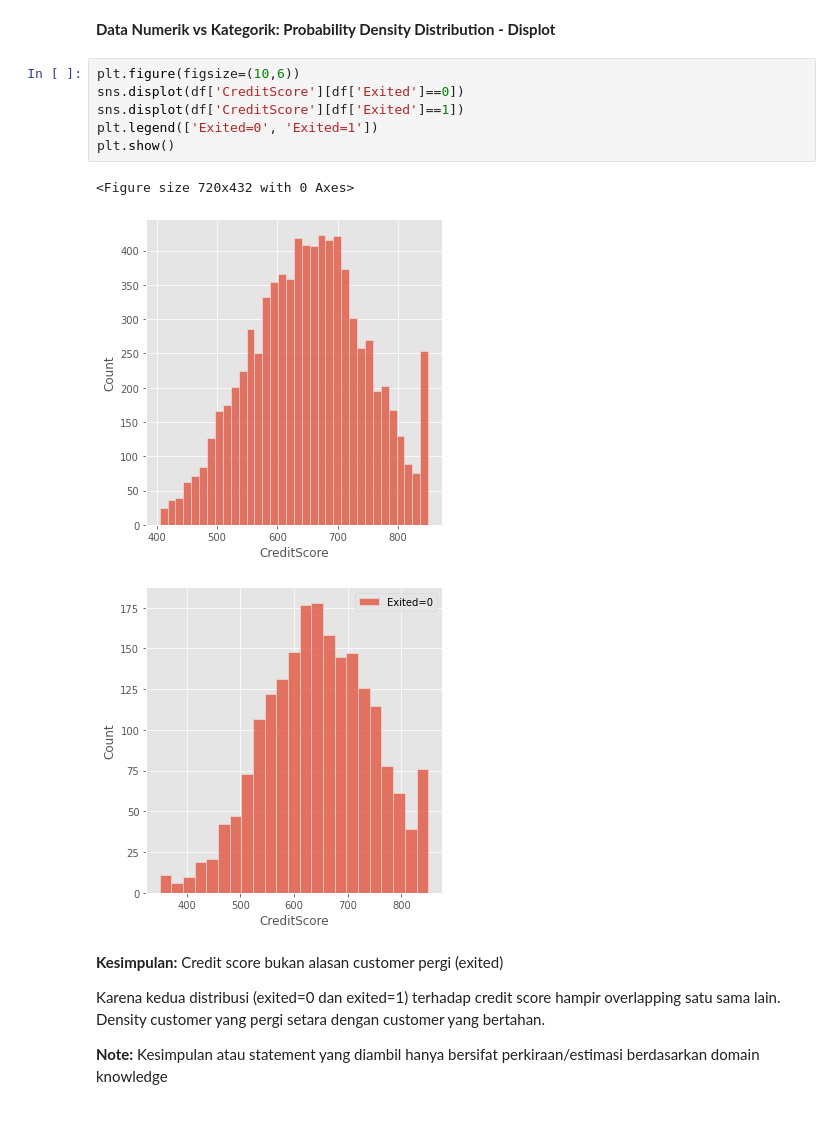
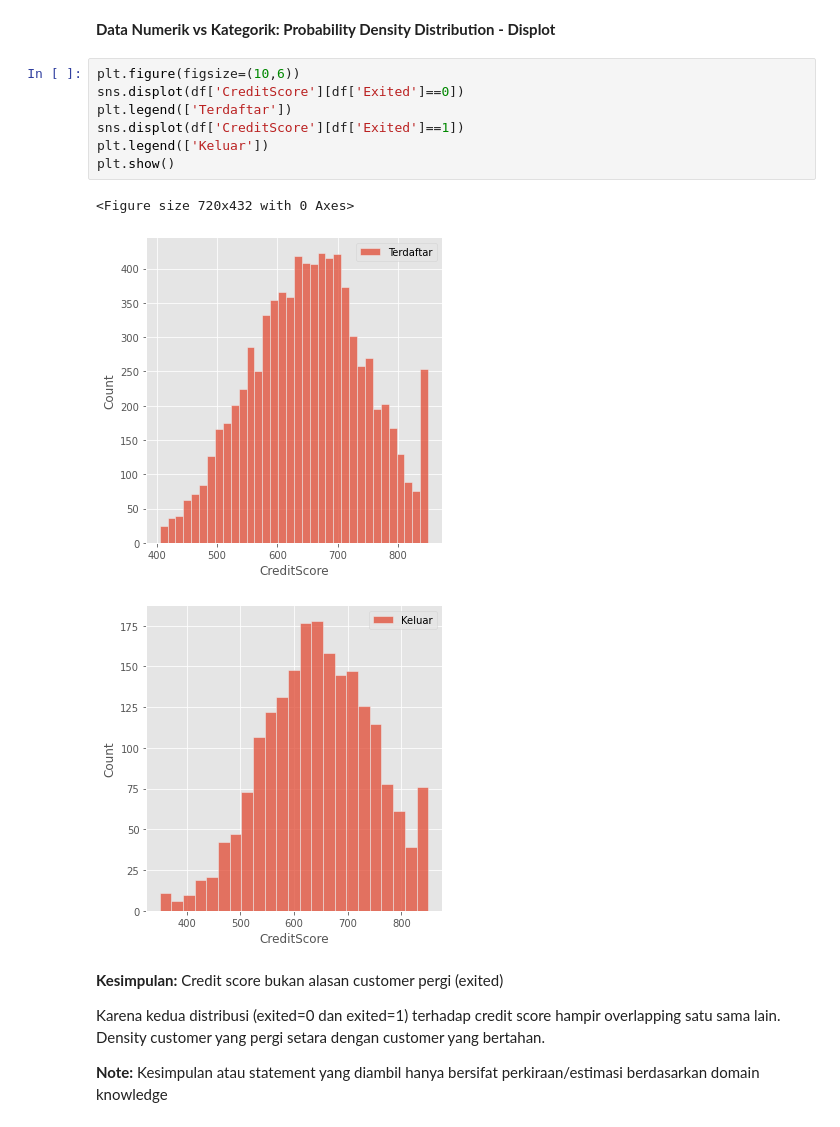
Before and after one commit to oektomo/ClassPersevere, a Jupyter notebook: W0402EDA.ipynb, the cells around one changed output. Cells and saved outputs as stored; diff of their text form.

```diff
--- a/W0402EDA.ipynb
+++ b/W0402EDA.ipynb
@@ -263,13 +276,14 @@ Index(['RowNumber', 'CustomerId', 'Surname', 'CreditScore', 'Geography',
 # %%
 plt.figure(figsize=(10,6))
 sns.displot(df['CreditScore'][df['Exited']==0])
+plt.legend(['Terdaftar'])
 sns.displot(df['CreditScore'][df['Exited']==1])
-plt.legend(['Exited=0', 'Exited=1'])
+plt.legend(['Keluar'])
 plt.show()
 # %% [output]
 <Figure size 720x432 with 0 Axes>
-[figure, old version]
+[figure, new version]
-[figure, old version]
+[figure, new version]
 # %% [markdown]
 **Kesimpulan:** Credit score bukan alasan customer pergi (exited)
 
```
Also changed, not shown: parts of 11 cells of this notebook.
